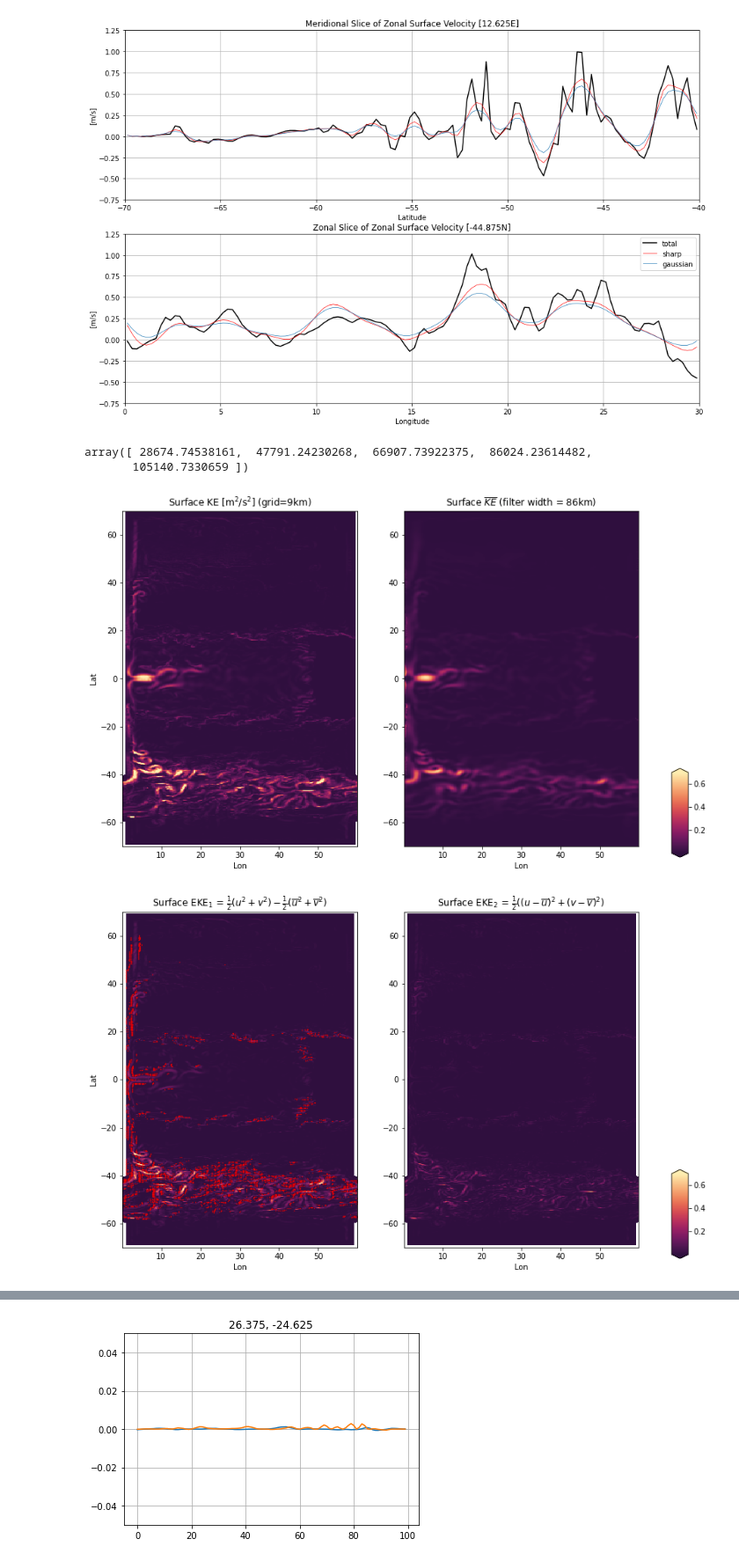
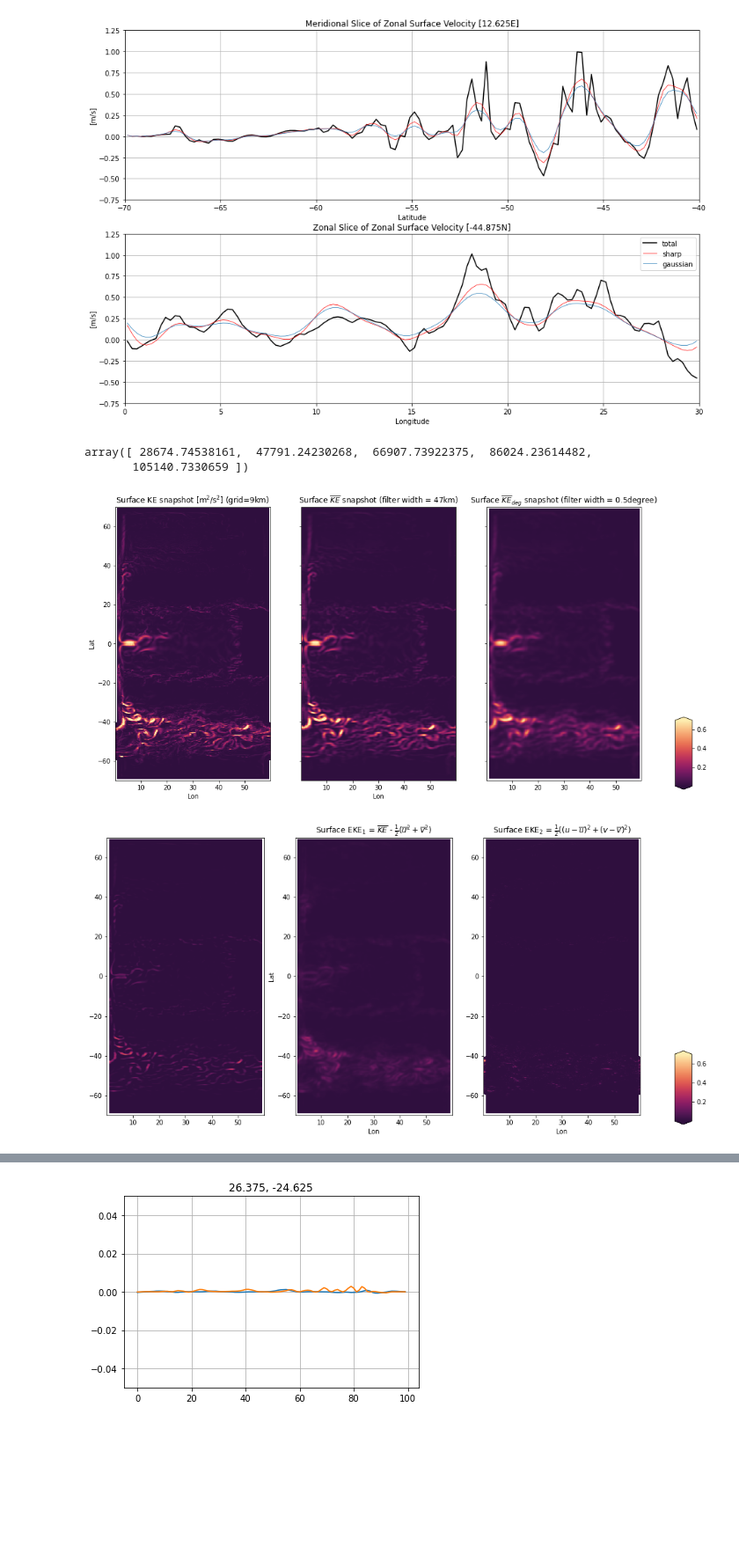
Before and after one commit to jakesteinberg/CPT, a Jupyter notebook: neverworld_snapshot_2dfilt.ipynb, the cells around one changed output, grey strips where cells are left out. Shown at 88% size. Saved outputs shown, nothing was run; the diff lists cells and outputs as text; code cells hidden in the pictures; blank space fills up the shorter version.

Commit message:
overdue update with synthesis figures

```diff
--- a/neverworld_snapshot_2dfilt.ipynb
+++ b/neverworld_snapshot_2dfilt.ipynb
@@ -173,7 +181,7 @@ for t in tqdm(range(len(time))):
 # %%
 # Calculate Filter (for NON uniformly gridded data )
-N = 30    # filter steps
-N_g = 30
+N = 45    # filter steps
+N_g = 45
 dxMin_test1 = dist_sum[2] - dist_sum[1]  # lat grid distance
 dxMin_test2 = np.nanmin(dist_lon)        # lon grid distance
 if dxMin_test1 < dxMin_test2:
@@ -189,8 +197,8 @@ print('smallest grid step = ' + str(dxMin/1000.0) + 'km')
 coarsening_factor = 6
 Lf = dxMin*coarsening_factor  # filter scale
 print('filtering factor = ' + str(coarsening_factor))
-NL, sL, NB, sB = filterSpec(N, dxMin, Lf, "Taper", X=np.pi)
-NL_g, sL_g, NB_g, sB_g = filterSpec(N_g, np.int(dxMin), np.int(Lf), "Gaussian", X=np.pi)
+NL, sL, NB, sB = filterSpec(N, dxMin, Lf, 1, "Taper", X=np.pi)
+NL_g, sL_g, NB_g, sB_g = filterSpec(N_g, dxMin, np.int(Lf), 1, "Gaussian", X=np.pi)
 print(NL,NB)
 print(NL_g, NB_g)
 # %% [output]
@@ -389,19 +471,36 @@ plt.show()
 # f.savefig('neverworld_slices_w_filters.jpg', dpi=300)
 # %% [output]
 [figure]
-# %%
-Lf_list
-# %% [output]
-array([ 28674.74538161,  47791.24230268,  66907.73922375,  86024.23614482,
-       105140.7330659 ])
+# %%
+# filtering factors
+Lf_list
+# %% [output]
+array([ 28674.74538161,  47791.24230268,  66907.73922375,  86024.23614482,
+       105140.7330659 ])
+# %%
+# try out 'simple gaussian' filter
+sigma = 2  # should be in units of grid steps (or here this is degree)
+u_sq_gauss = np.nan * np.ones(np.shape(u_reg))
+v_sq_gauss = np.nan * np.ones(np.shape(u_reg))
+u_gauss = np.nan * np.ones(np.shape(u_reg))
+v_gauss = np.nan * np.ones(np.shape(u_reg))
+for ti in tqdm(range(np.shape(u_reg)[0])):
+    u_sq_gauss[ti, 4:-4, 4:-4] = si.gaussian_filter(u_reg[ti][4:-4, 4:-4]**2, sigma, order=0, mode='constant')
+    v_sq_gauss[ti, 4:-4, 4:-4] = si.gaussian_filter(v_reg[ti][4:-4, 4:-4]**2, sigma, order=0, mode='constant')
+    u_gauss[ti, 4:-4, 4:-4] = si.gaussian_filter(u_reg[ti][4:-4, 4:-4], sigma, order=0, mode='constant')
+    v_gauss[ti, 4:-4, 4:-4] = si.gaussian_filter(v_reg[ti][4:-4, 4:-4], sigma, order=0, mode='constant')
 # %%
 t_i = 25
-filter_index = 3
+filter_index = 1
 
-ke = (0.5)*(u_reg**2 + v_reg**2)
-kebar = (0.5)*(u_filt_out[filter_index]**2 + v_filt_out[filter_index]**2)
+ke = (0.5)*(u2_filt_out[filter_index] + v2_filt_out[filter_index])                        # filtered KE (u,v already squared)
+ke_gauss = (0.5)*(u_sq_gauss + v_sq_gauss)                                                # filtered KE (already squared but now filtered in degree)
+kebar = (0.5)*(np.square(u_filt_out[filter_index]) + np.square(v_filt_out[filter_index])) # large scale KE (filtered u,v)
+kebar_gauss = (0.5)*(np.square(u_gauss) + np.square(v_gauss))
 eke = ke - kebar
+eke_gauss = ke_gauss - kebar_gauss
 eke_2 = (0.5)*(np.square(u_reg-u_filt_out[filter_index]) + np.square(v_reg-v_filt_out[filter_index]))
+
 upr_ubar = u_filt_out*(u_reg-u_filt_out)
 vpr_vbar = v_filt_out*(v_reg-v_filt_out)
 upr_ubar_g = u_g_filt_out*(u_reg-u_g_filt_out)
@@ -413,45 +512,54 @@ for i in range(np.shape(eke)[0]):
     neg_mask_i = neg_mask[i, :, :]
     neg_mask_i[bad] = 1
 
-f, (ax, ax2) = plt.subplots(1, 2, figsize=(12,8))
+# -- PLOT --
+f, (ax, ax2, ax3) = plt.subplots(1, 3, figsize=(15,8), sharex=True, sharey=True)
 levs = np.linspace(7*10**(-8), 7*10**(-1), 100)
 ax.pcolormesh(x1.xh, x1.yh, x1.KE.values[t_i, 0], cmap = cmocean.cm.matter_r, \
               zorder=0, vmin=levs[0], vmax=levs[-1])
-ax.set_title('Surface KE [m$^2$/s$^2$] (grid=' + str(np.int(dxMin/1000)) + 'km)')
-axp = ax2.pcolormesh(x1.xh, x1.yh, kebar[t_i], cmap = cmocean.cm.matter_r, zorder=0, vmin=levs[0], vmax=levs[-1])
-ax2.set_title('Surface $\overline{KE}$ (filter width = '+ str(np.int(Lf_list[filter_index]/1000)) + 'km)')
+ax.set_title('Surface KE snapshot [m$^2$/s$^2$] (grid=' + str(np.int(dxMin/1000)) + 'km)')
+
+axp = ax2.pcolormesh(x1.xh, x1.yh, ke[t_i], cmap = cmocean.cm.matter_r, zorder=0, vmin=levs[0], vmax=levs[-1])
+ax2.set_title('Surface $\overline{KE}$ snapshot (filter width = '+ str(np.int(Lf_list[filter_index]/1000)) + 'km)')
+
+axp = ax3.pcolormesh(x1.xh, x1.yh, ke_gauss[t_i], cmap = cmocean.cm.matter_r, zorder=0, vmin=levs[0], vmax=levs[-1])
+ax3.set_title('Surface $\overline{KE}_{deg}$ snapshot (filter width = '+ str((lon[2]-lon[1])*sigma) + 'degree)')
+
 ax.set_xlabel('Lon')
 ax2.set_xlabel('Lon')
 ax.set_ylabel('Lat')
 cbpos = [0.95, 0.1, 0.025, 0.2]
 cax = f.add_axes(cbpos)
 cb = f.colorbar(axp, cax=cax, orientation='vertical', extend='both')
 plt.show()
 # f.savefig('/Users/jakesteinberg/Desktop/neverworld/neverworld_surface_ke_kebar.jpg', dpi=300)
 
 # --- EKE
-# levs = np.linspace(7*10**(-8), 7*10**(-3), 100)
-f, (ax3, ax4) = plt.subplots(1, 2, figsize=(12,8))
-ax3.pcolormesh(x1.xh, x1.yh, eke[t_i], cmap = cmocean.cm.matter_r, zorder=0, vmin=levs[0], vmax=levs[-1])
-ax3.set_title(r'Surface EKE$_1$ = $\frac{1}{2}(u^2 + v^2) - \frac{1}{2}(\overline{u}^2 + \overline{v}^2)$')
+levs = np.linspace(7*10**(-8), 7*10**(-1), 100)
+f, (ax2, ax3, ax4) = plt.subplots(1, 3, figsize=(15,8))
+
+ax2.pcolormesh(x1.xh, x1.yh, ke[t_i] - ke_gauss[t_i], cmap = cmocean.cm.matter_r, zorder=0, vmin=levs[0], vmax=levs[-1])
+
+ax3.pcolormesh(x1.xh, x1.yh, eke_gauss[t_i], cmap = cmocean.cm.matter_r, zorder=0, vmin=levs[0], vmax=levs[-1])
+ax3.set_title(r'Surface EKE$_1$ = $\overline{KE}$ - $\frac{1}{2}(\overline{u}^2 + \overline{v}^2$)')
 
 Lon_mesh, Lat_mesh = np.meshgrid(np.nan*np.zeros(len(lon)), np.nan*np.zeros(len(lat)))
 for i in range(len(lat)):
-    eke_neg_i = np.where(eke[t_i][i, :] < -0.01)[0]
+    eke_neg_i = np.where(eke_gauss[t_i][i, :] < -0.01)[0]
     Lon_mesh[i, eke_neg_i] = lon[eke_neg_i]
     Lat_mesh[i, eke_neg_i] = np.ones(len(eke_neg_i)) * lat[i]
 ax3.scatter(Lon_mesh, Lat_mesh, color='r', s=0.1)
 
 axp = ax4.pcolormesh(x1.xh, x1.yh, eke_2[t_i], cmap =cmocean.cm.matter_r, zorder=0, vmin=levs[0], vmax=levs[-1])
 ax4.set_title(r'Surface EKE$_2$ = $\frac{1}{2}((u-\overline{u})^2 + (v-\overline{v})^2)$')
 ax3.set_xlabel('Lon')
 ax4.set_xlabel('Lon')
 ax3.set_ylabel('Lat')
 cbpos = [0.95, 0.1, 0.025, 0.2]
 cax = f.add_axes(cbpos)
 cb = f.colorbar(axp, cax=cax, orientation='vertical', extend='both')
 plt.show()
-f.savefig('/Users/jakesteinberg/Desktop/neverworld/neverworld_surface_eke1eke2_w_neg.jpg', dpi=300)
+# f.savefig('/Users/jakesteinberg/Desktop/neverworld/neverworld_surface_eke1eke2_w_neg.jpg', dpi=300)
 # %% [output]
-[figure, old version]
+[figure, new version]
-[figure, old version]
+[figure, new version]
```
Also changed, not shown: parts of 15 cells of this notebook, 3 other files.
